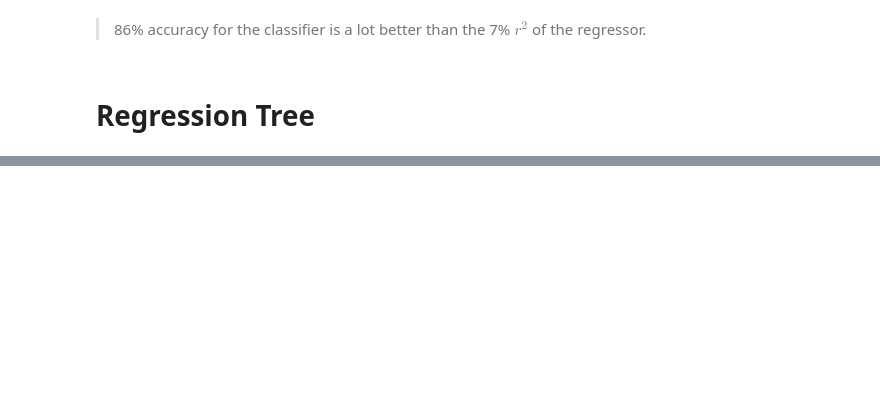
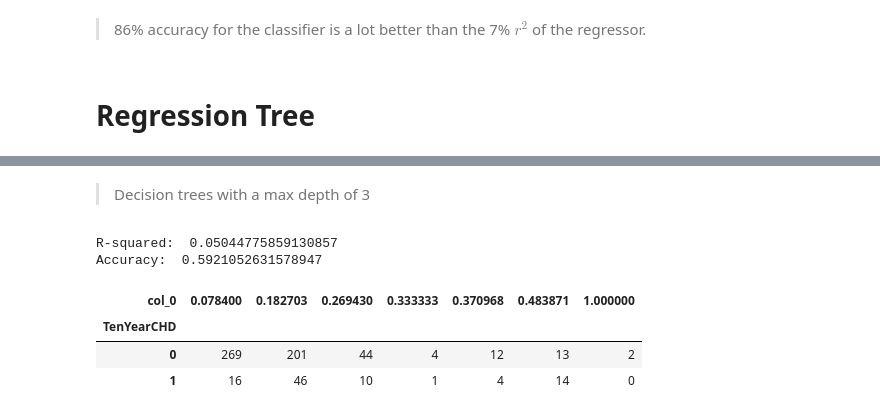
Before and after one commit to farhaniwnl/project_chd_crg3ts, a Jupyter notebook: drafting.ipynb, the cells around one changed output, grey strips where cells are left out. Saved outputs shown, nothing was run; the diff lists cells and outputs as text; code cells hidden in the pictures; blank space fills up the shorter version.

```diff
--- a/drafting.ipynb
+++ b/drafting.ipynb
@@ -341,0 +342,22 @@ Accuracy:  0.8752399232245681
+# %% [markdown]
+> Decision trees with a max depth of 3
+# %%
+cart = DecisionTreeRegressor(max_depth=3)
+cart = cart.fit(X_train, y_train)
+
+y_hat = cart.predict(X_test)
+rsq = getRSQ(y_test, y_hat, y)
+print("R-squared: ", rsq)
+## Confusion Matrix
+tab = pd.crosstab(y_test,y_hat) # Compute confusion matrix
+acc = (tab.iloc[0,0]+tab.iloc[1,1])/(tab.iloc[0,0]+tab.iloc[1,1]+tab.iloc[0,1]+tab.iloc[1,0]) # Compute Accuracy
+
+print('Accuracy: ', acc, '\n')
+pd.crosstab(y_test,y_hat)
+# %% [output]
+R-squared:  0.05044775859130857
+Accuracy:  0.5921052631578947
+| col_0 | 0.078400 | 0.182703 | 0.269430 | 0.333333 | 0.370968 | 0.483871 | 1.000000 |
+| TenYearCHD |  |  |  |  |  |  |  |
+| 0 | 269 | 201 | 44 | 4 | 12 | 13 | 2 |
+| 1 | 16 | 46 | 10 | 1 | 4 | 14 | 0 |
```
Also changed, not shown: parts of 18 cells of this notebook.
